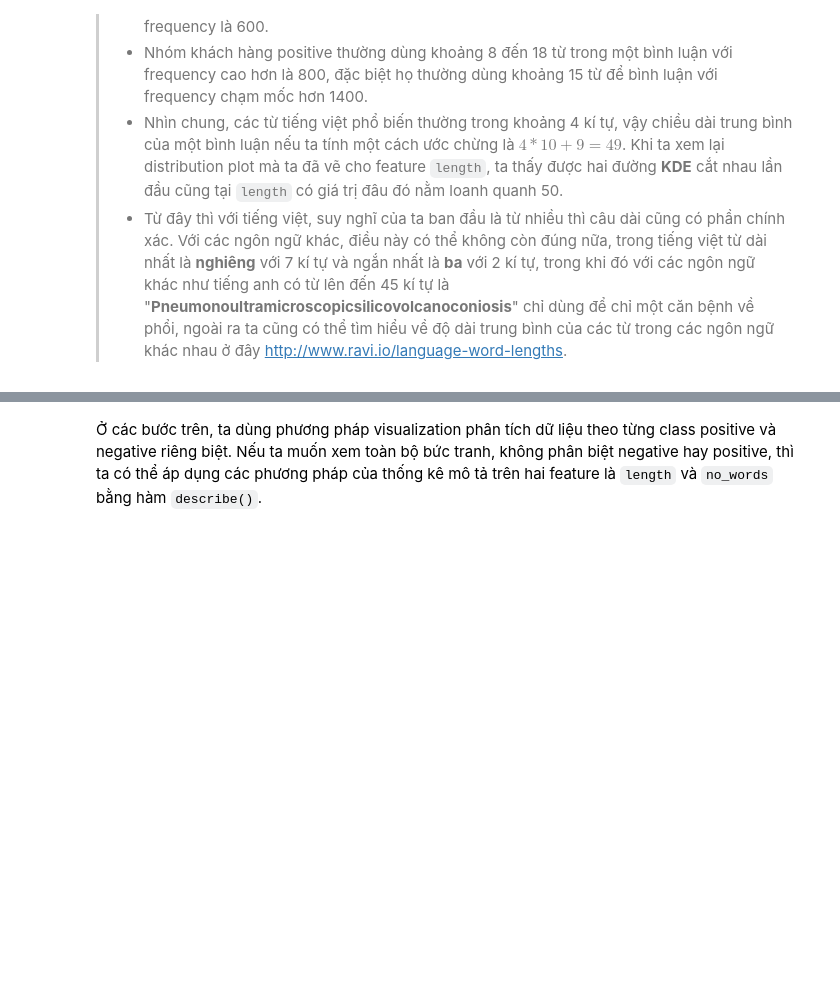
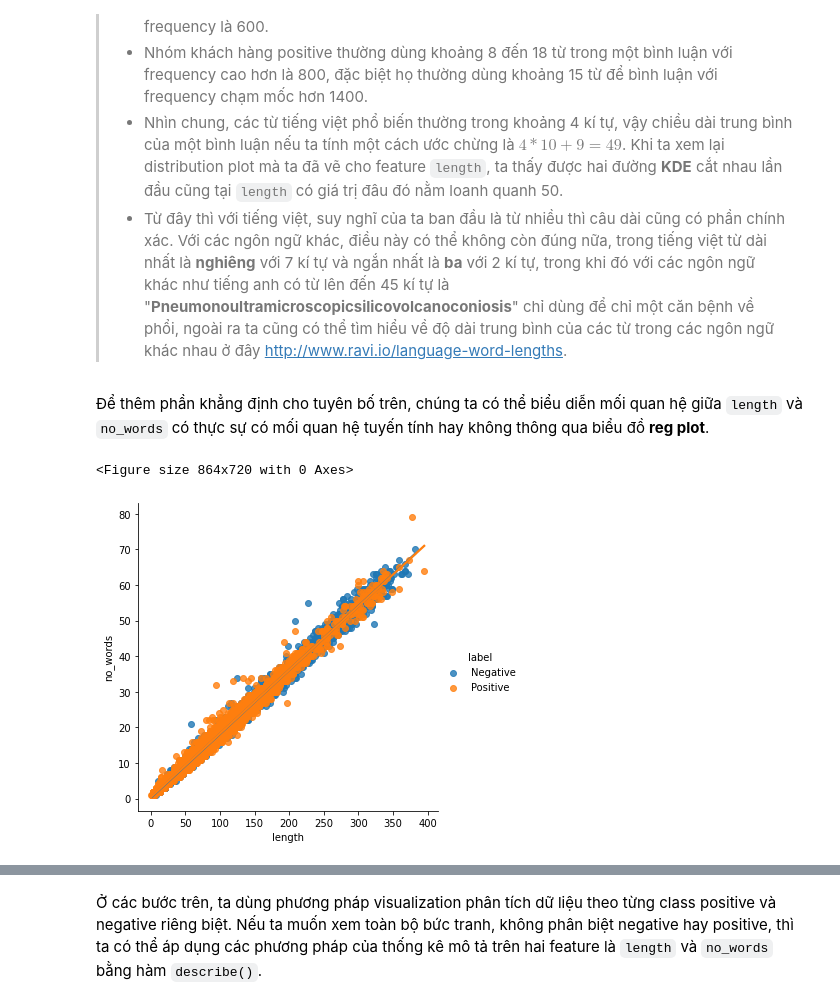
Before and after one commit to cuongpiger/SCL_KHVW_Sentiment_Analysis_Project, a Jupyter notebook: 02.eda.ipynb, the cells around one changed output, grey strips where cells are left out. Saved outputs shown, nothing was run; the diff lists cells and outputs as text; code cells hidden in the pictures; blank space fills up the shorter version.

```diff
--- a/02.eda.ipynb
+++ b/02.eda.ipynb
@@ -130,3 +133,10 @@ Detective.noWordsFrequency(reviews)
 > * Nhóm khách hàng positive thường dùng khoảng 8 đến 18 từ trong một bình luận với frequency cao hơn là 800, đặc biệt họ thường dùng khoảng 15 từ để bình luận với frequency chạm mốc hơn 1400.
 > * Nhìn chung, các từ tiếng việt phổ biến thường trong khoảng 4 kí tự, vậy chiều dài trung bình của một bình luận nếu ta tính một cách ước chừng là $4 * 10 + 9 = 49$. Khi ta xem lại distribution plot mà ta đã vẽ cho feature `length`, ta thấy được hai đường **KDE** cắt nhau lần đầu cũng tại `length` có giá trị đâu đó nằm loanh quanh 50.
 > * Từ đây thì với tiếng việt, suy nghĩ của ta ban đầu là từ nhiều thì câu dài cũng có phần chính xác. Với các ngôn ngữ khác, điều này có thể không còn đúng nữa, trong tiếng việt từ dài nhất là **nghiêng** với 7 kí tự và ngắn nhất là **ba** với 2 kí tự, trong khi đó với các ngôn ngữ khác như tiếng anh có từ lên đến 45 kí tự là "**Pneumonoultramicroscopicsilicovolcanoconiosis**" chỉ dùng để chỉ một căn bệnh về phổi, ngoài ra ta cũng có thể tìm hiểu về độ dài trung bình của các từ trong các ngôn ngữ khác nhau ở đây [http://www.ravi.io/language-word-lengths](http://www.ravi.io/language-word-lengths).
+# %% [markdown]
+Để thêm phần khẳng định cho tuyên bố trên, chúng ta có thể biểu diễn mối quan hệ giữa `length` và `no_words` có thực sự có mối quan hệ tuyến tính hay không thông qua biểu đồ **reg plot**.
+# %%
+Detective.regplotLengthNoWords(reviews)
+# %% [output]
+<Figure size 864x720 with 0 Axes>
+[figure, added]
```
Also changed, not shown: parts of 2 cells of this notebook, 1 other file.
